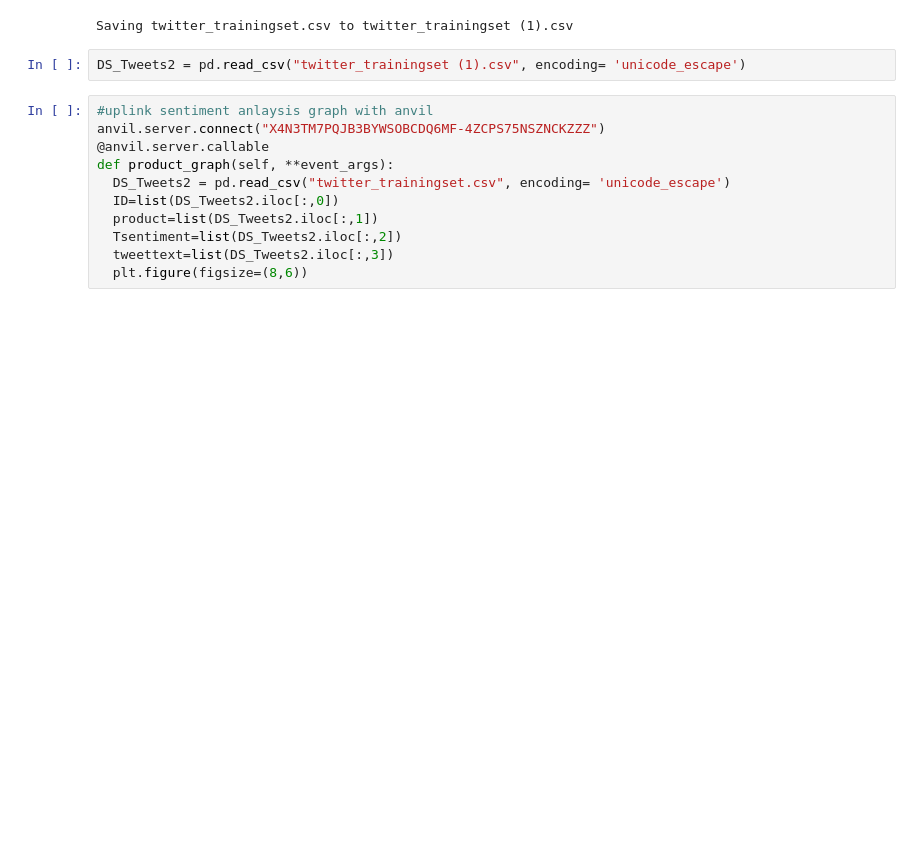
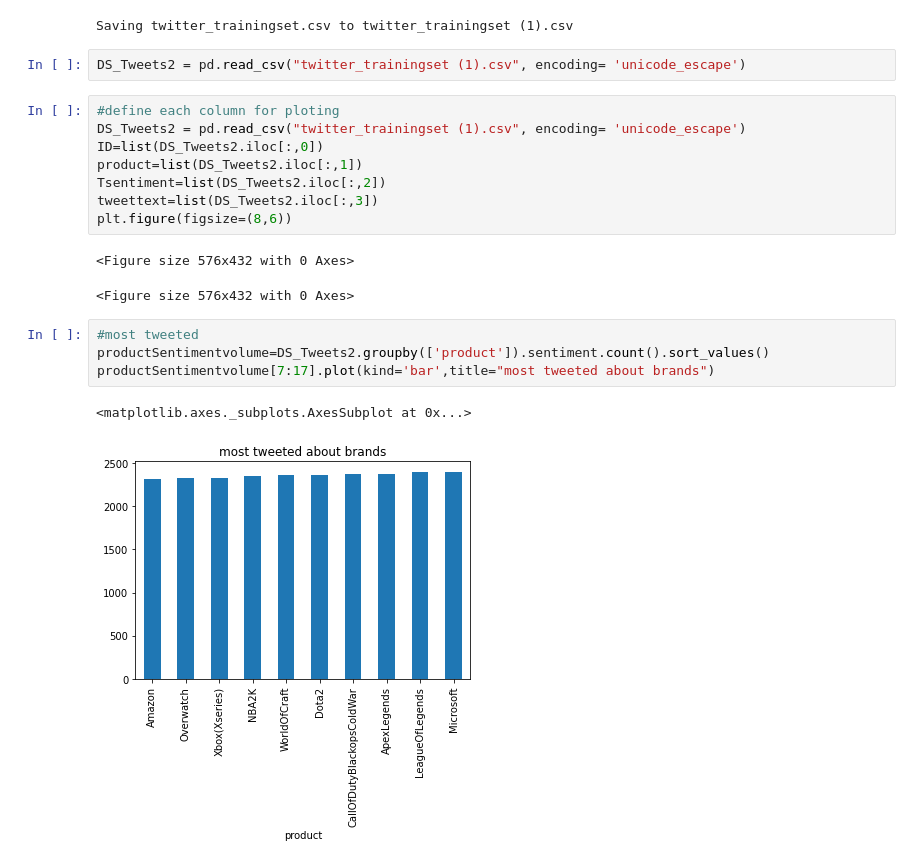
Before and after one commit to omar189/GP, a Jupyter notebook: Consumer_sentiment_analysis.ipynb, the cells around one changed output. Drawn from its saved outputs; the diff is of its cells as text; blank space fills up the shorter version.

```diff
--- a/Consumer_sentiment_analysis.ipynb
+++ b/Consumer_sentiment_analysis.ipynb
@@ -659,13 +676,20 @@ Saving twitter_trainingset.csv to twitter_trainingset (1).csv
 # %%
 DS_Tweets2 = pd.read_csv("twitter_trainingset (1).csv", encoding= 'unicode_escape')
 # %%
-#uplink sentiment anlaysis graph with anvil
-anvil.server.connect("X4N3TM7PQJB3BYWSOBCDQ6MF-4ZCPS75NSZNCKZZZ")
-@anvil.server.callable
-def product_graph(self, **event_args):
-  DS_Tweets2 = pd.read_csv("twitter_trainingset.csv", encoding= 'unicode_escape')
-  ID=list(DS_Tweets2.iloc[:,0])
-  product=list(DS_Tweets2.iloc[:,1])
-  Tsentiment=list(DS_Tweets2.iloc[:,2])
-  tweettext=list(DS_Tweets2.iloc[:,3])
-  plt.figure(figsize=(8,6))
+#define each column for ploting
+DS_Tweets2 = pd.read_csv("twitter_trainingset (1).csv", encoding= 'unicode_escape')
+ID=list(DS_Tweets2.iloc[:,0])
+product=list(DS_Tweets2.iloc[:,1])
+Tsentiment=list(DS_Tweets2.iloc[:,2])
+tweettext=list(DS_Tweets2.iloc[:,3])
+plt.figure(figsize=(8,6))
+# %% [output]
+<Figure size 576x432 with 0 Axes>
+<Figure size 576x432 with 0 Axes>
+# %%
+#most tweeted
+productSentimentvolume=DS_Tweets2.groupby(['product']).sentiment.count().sort_values()
+productSentimentvolume[7:17].plot(kind='bar',title="most tweeted about brands")
+# %% [output]
+<matplotlib.axes._subplots.AxesSubplot at 0x...>
+[figure, added]
```
Also changed, not shown: parts of 16 cells of this notebook.
